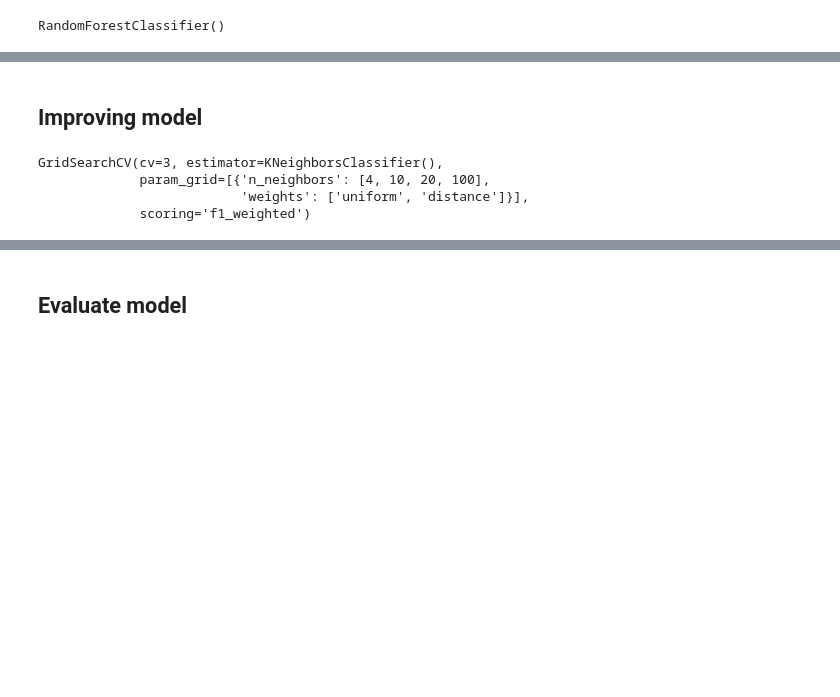
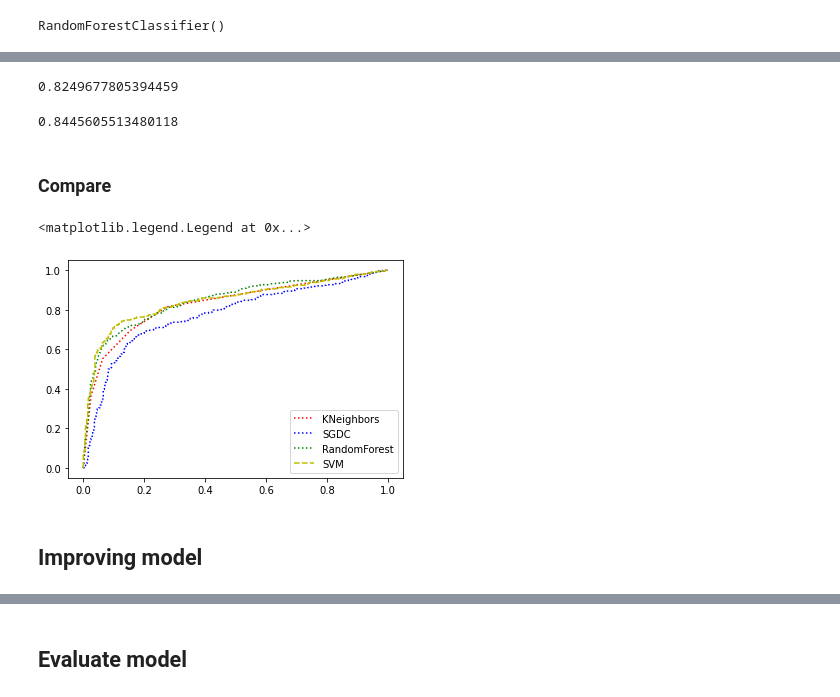
Before and after one commit to naelxd/handsonml-solutions, a Jupyter notebook: 03-titanic/titanic.ipynb, the cells around one changed output, grey strips where cells are left out. Saved outputs shown, nothing was run; the diff lists cells and outputs as text; code cells hidden in the pictures; blank space fills up the shorter version.

```diff
--- a/03-titanic/titanic.ipynb
+++ b/03-titanic/titanic.ipynb
@@ -269,0 +281,2 @@ f1_score(y_train, y_train_predictions, average='weighted')
+# %%
+fpr_forest, tpr_forest, tresholds_forest = roc_curve(y_train, y_train_score_forest)
@@ -269,0 +285,4 @@ f1_score(y_train, y_train_predictions, average='weighted')
+# %%
+svm_clf = SVC()
+
+svm_clf.fit(X_train_prepared, y_train)
@@ -270,17 +307,36 @@ f1_score(y_train, y_train_predictions, average='weighted')
+# %%
+f1_score(y_train, y_train_predictions, average='weighted')
+# %% [output]
+0.8249677805394459
+# %%
+y_train_score_svm = cross_val_predict(svm_clf, X_train_prepared, y_train, cv=3, method='decision_function')
+# %%
+roc_auc_score(y_train, y_train_score_svm)
+# %% [output]
+0.8445605513480118
+# %%
+fpr_svm, tpr_svm, tresholds_svm = roc_curve(y_train, y_train_score_svm)
+# %% [markdown]
+### Compare
+# %%
+plt.plot(fpr_kng, tpr_kng, "r:", label='KNeighbors')
+plt.plot(fpr_sgdc, tpr_sgdc, "b:", label='SGDC')
+plt.plot(fpr_forest, tpr_forest, "g:", label='RandomForest')
+plt.plot(fpr_svm, tpr_svm, "y--", label='SVM')
+plt.legend(loc='lower right')
+# %% [output]
+<matplotlib.legend.Legend at 0x...>
+[figure, added]
 # %% [markdown]
 ## Improving model
 # %%
 grid_params = [
-    {'n_neighbors': [4, 10, 20, 100], 'weights': ['uniform', 'distance']}
+    {'C': reciprocal(10, 200000), 'gamma': expon(scale=1.0),
+    'kernel': ['rbf', 'linear', 'sigmoid']}
 ]
 
-grid_search = GridSearchCV(kng_clf, grid_params, cv=3,
+grid_search = GridSearchCV(svm_clf, grid_params, cv=3,
                           scoring='f1_weighted')
 grid_search.fit(X_train_prepared, y_train)
-# %% [output]
-GridSearchCV(cv=3, estimator=KNeighborsClassifier(),
-             param_grid=[{'n_neighbors': [4, 10, 20, 100],
-                          'weights': ['uniform', 'distance']}],
-             scoring='f1_weighted')
 # %%
 grid_search.best_estimator_
```
Also changed, not shown: parts of 23 cells of this notebook.
